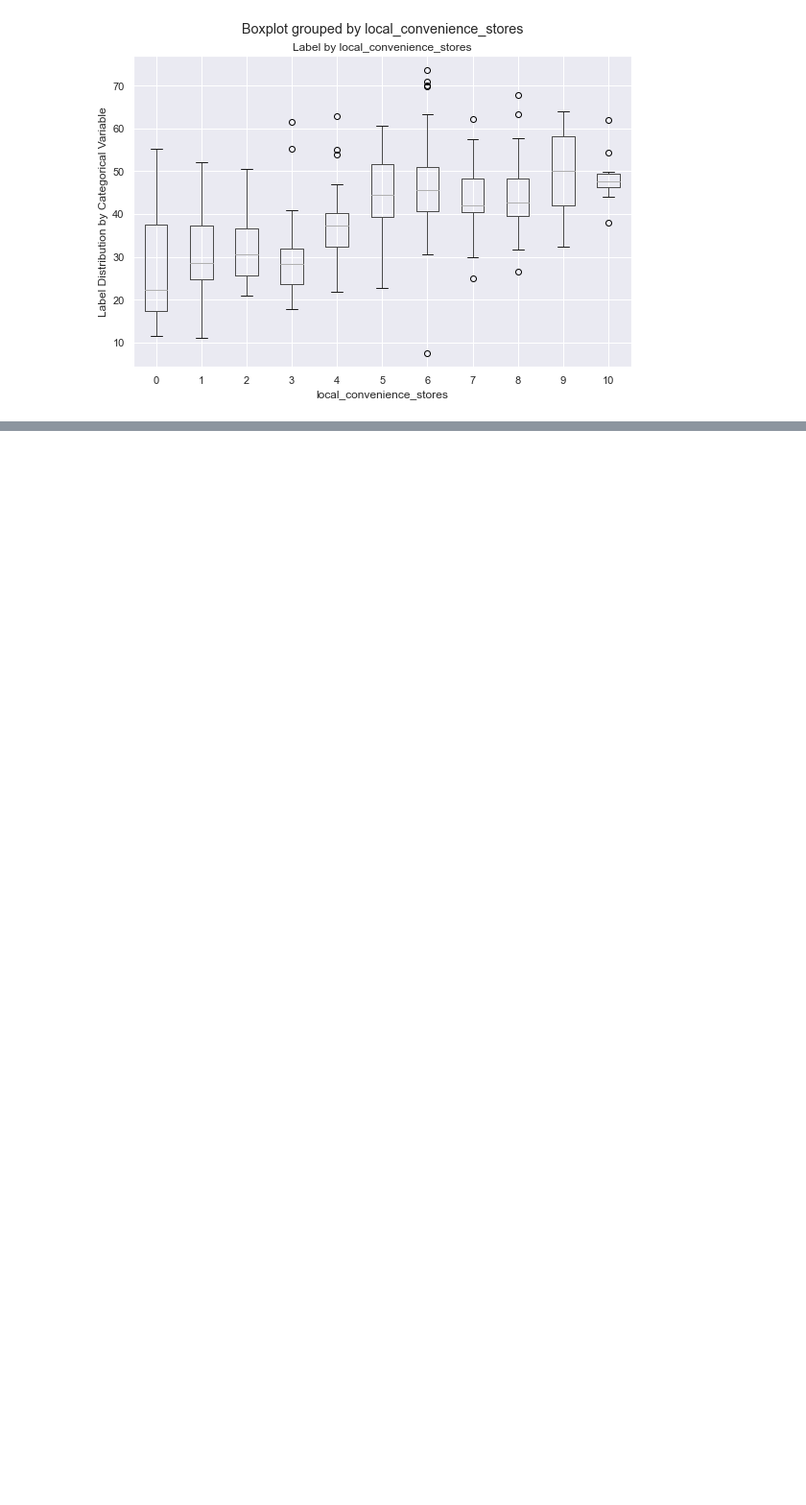
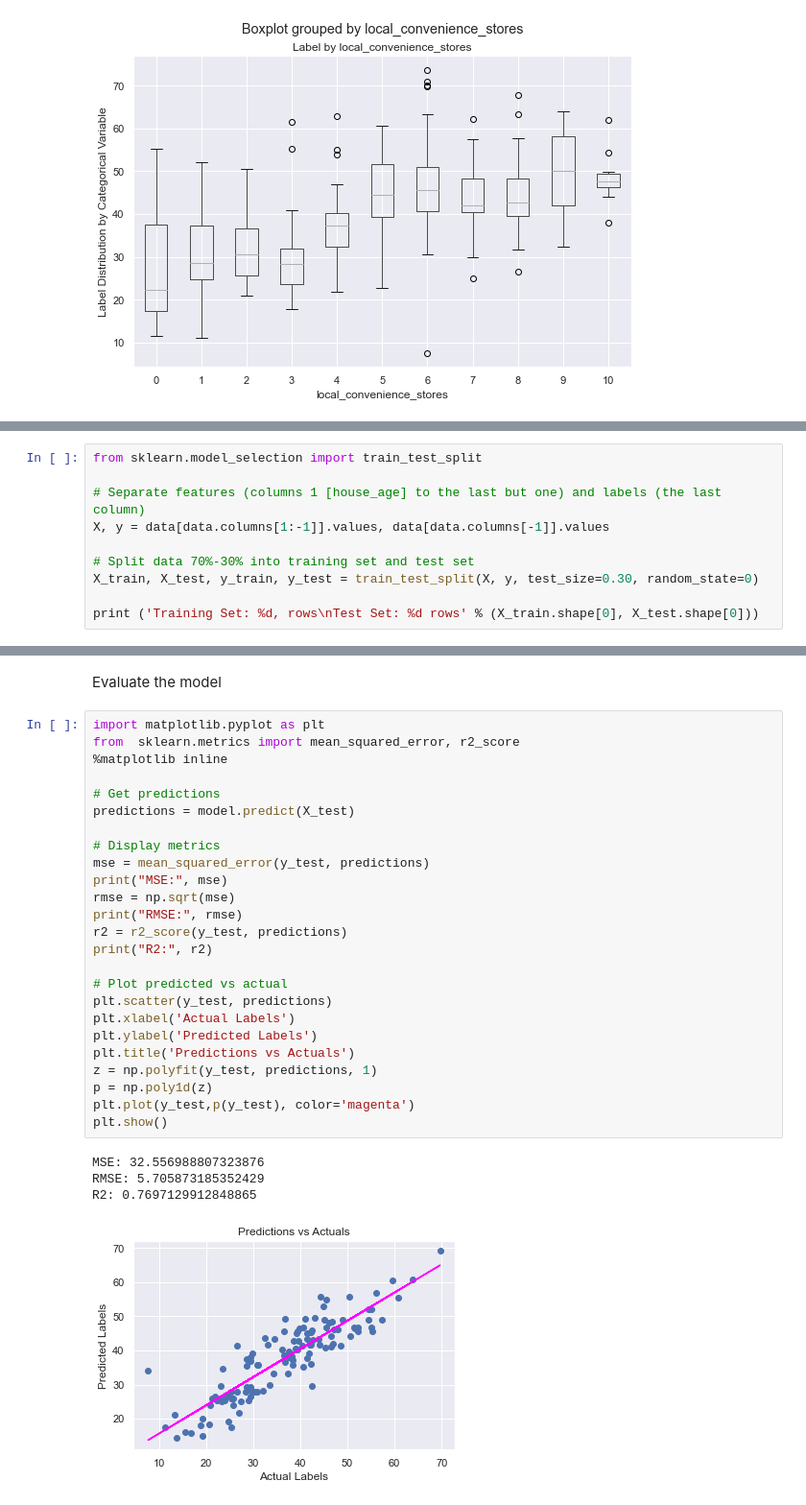
Before and after one commit to Aduzona/Machine_Learning, a Jupyter notebook: 7_Train_and_evaluate_regression_models/10_Real_Estate.ipynb, the cells around one changed output, grey strips where cells are left out. Shown: that part at 96% size. Saved outputs shown, nothing was run; the diff lists cells and outputs as text; blank space fills up the shorter version.

Commit message:
prediction of price_per_unit

```diff
--- a/7_Train_and_evaluate_regression_models/10_Real_Estate.ipynb
+++ b/7_Train_and_evaluate_regression_models/10_Real_Estate.ipynb
@@ -443,0 +515,10 @@ plt.show()
+# %%
+from sklearn.model_selection import train_test_split
+
+# Separate features (columns 1 [house_age] to the last but one) and labels (the last column)
+X, y = data[data.columns[1:-1]].values, data[data.columns[-1]].values
+
+# Split data 70%-30% into training set and test set
+X_train, X_test, y_train, y_test = train_test_split(X, y, test_size=0.30, random_state=0)
+
+print ('Training Set: %d, rows\nTest Set: %d rows' % (X_train.shape[0], X_test.shape[0]))
@@ -443,0 +567,32 @@ plt.show()
+# %% [markdown]
+Evaluate the model
+# %%
+import matplotlib.pyplot as plt
+from  sklearn.metrics import mean_squared_error, r2_score
+%matplotlib inline
+
+# Get predictions
+predictions = model.predict(X_test)
+
+# Display metrics
+mse = mean_squared_error(y_test, predictions)
+print("MSE:", mse)
+rmse = np.sqrt(mse)
+print("RMSE:", rmse)
+r2 = r2_score(y_test, predictions)
+print("R2:", r2)
+
+# Plot predicted vs actual
+plt.scatter(y_test, predictions)
+plt.xlabel('Actual Labels')
+plt.ylabel('Predicted Labels')
+plt.title('Predictions vs Actuals')
+z = np.polyfit(y_test, predictions, 1)
+p = np.poly1d(z)
+plt.plot(y_test,p(y_test), color='magenta')
+plt.show()
+# %% [output]
+MSE: 32.556988807323876
+RMSE: 5.705873185352429
+R2: 0.7697129912848865
+[figure, added]
```
Also changed, not shown: parts of 14 cells of this notebook, 2 other files.
